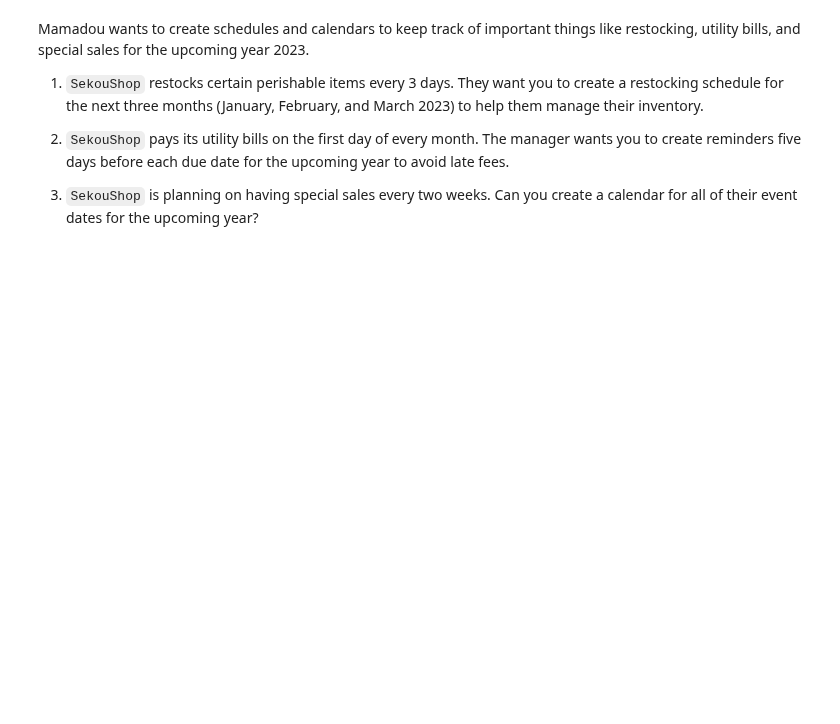
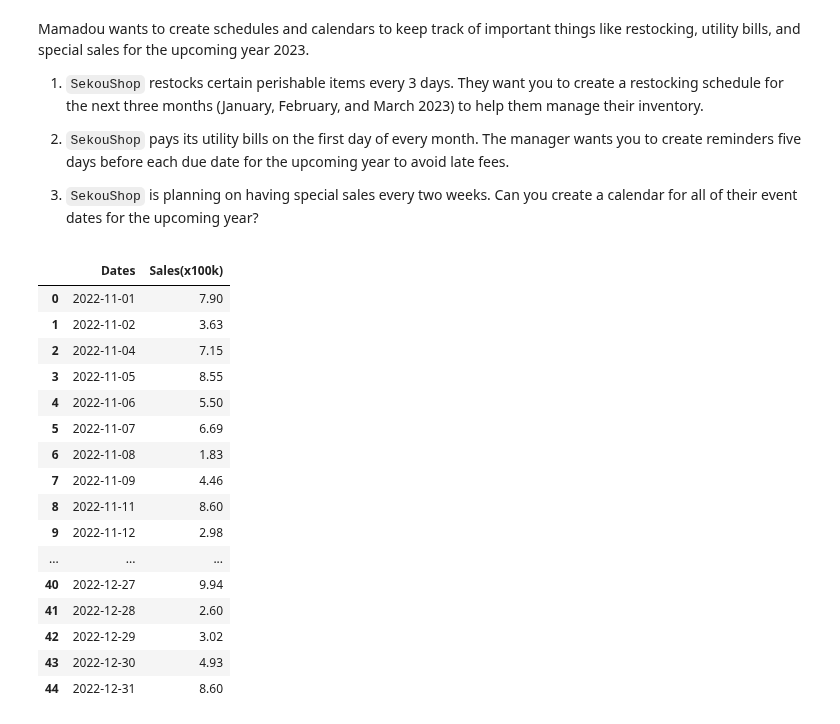
Before and after one commit to lekoundanmgedeon/data-preprocessing-daily-reports, a Jupyter notebook: module_03/01_Working with Time Data_withcodes.ipynb, the cells around one changed output. Drawn from its saved outputs; the diff is of its cells as text; code cells hidden in the pictures; blank space fills up the shorter version.

```diff
--- a/module_03/01_Working with Time Data_withcodes.ipynb
+++ b/module_03/01_Working with Time Data_withcodes.ipynb
@@ -488,3 +488,24 @@ Mamadou wants to create schedules and calendars to keep track of important thing
 2. `SekouShop` pays its utility bills on the first day of every month. The manager wants you to create reminders five days before each due date for the upcoming year to avoid late fees.
 
 3. `SekouShop` is planning on having special sales every two weeks. Can you create a calendar for all of their event dates for the upcoming year?
+# %%
+sekou_shop = pd.read_csv('data/SekouShop_sales.csv', parse_dates = ['Dates'])
+sekou_shop
+# %% [output]
+|  | Dates | Sales(x100k) |
+| 0 | 2022-11-01 | 7.90 |
+| 1 | 2022-11-02 | 3.63 |
+| 2 | 2022-11-04 | 7.15 |
+| 3 | 2022-11-05 | 8.55 |
+| 4 | 2022-11-06 | 5.50 |
+| 5 | 2022-11-07 | 6.69 |
+| 6 | 2022-11-08 | 1.83 |
+| 7 | 2022-11-09 | 4.46 |
+| 8 | 2022-11-11 | 8.60 |
+| 9 | 2022-11-12 | 2.98 |
+| ... | ... | ... |
+| 40 | 2022-12-27 | 9.94 |
+| 41 | 2022-12-28 | 2.60 |
+| 42 | 2022-12-29 | 3.02 |
+| 43 | 2022-12-30 | 4.93 |
+| 44 | 2022-12-31 | 8.60 |
```
